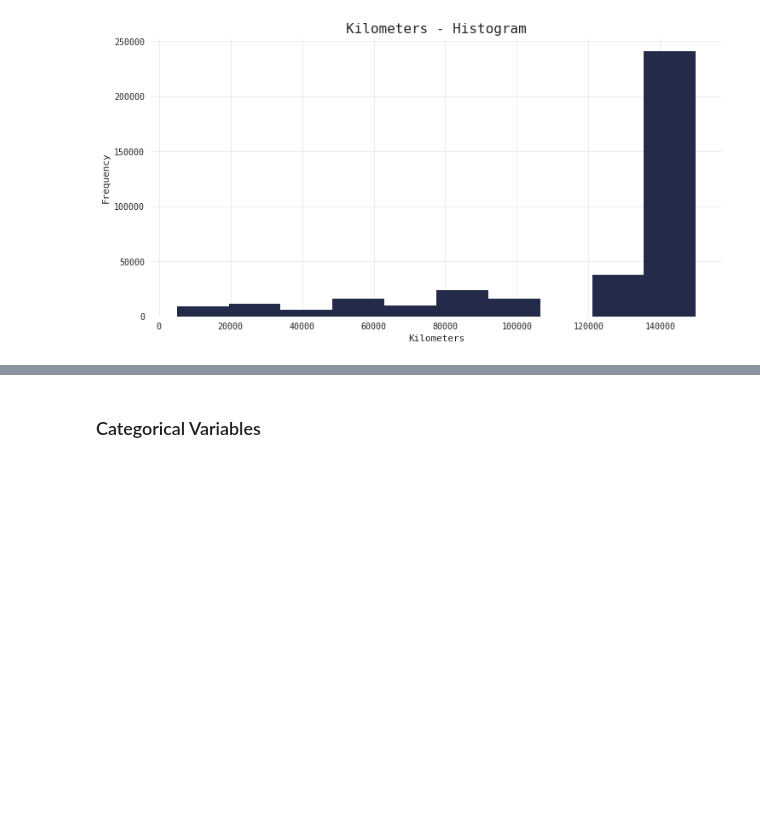
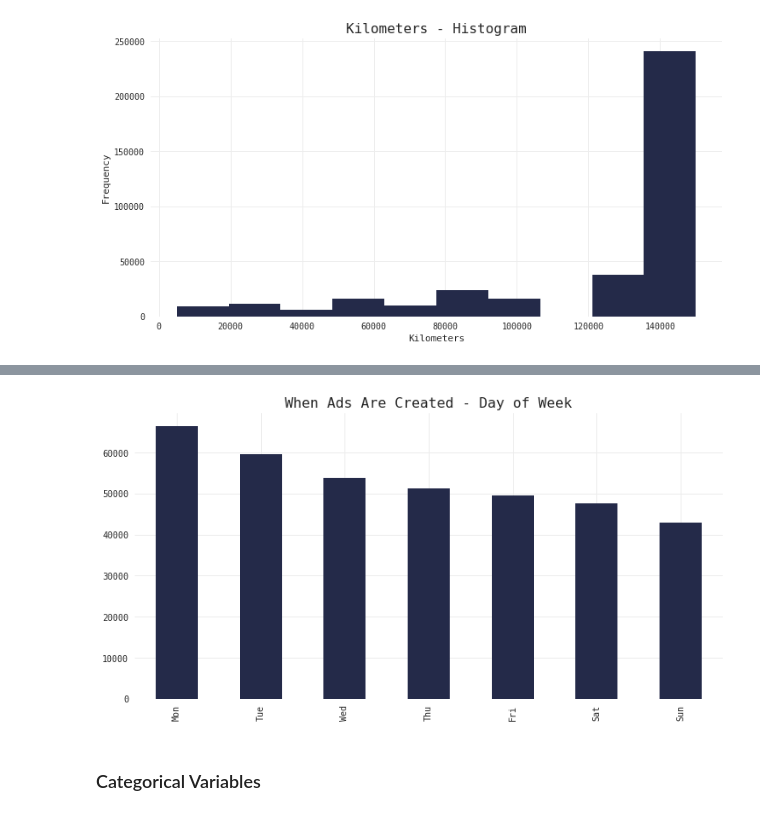
Before and after one commit to qu4ku/datasets-analysis, a Jupyter notebook: 005-used-cars-database.ipynb, the cells around one changed output, grey strips where cells are left out. Saved outputs shown, nothing was run; the diff lists cells and outputs as text; code cells hidden in the pictures; blank space fills up the shorter version.

```diff
--- a/005-used-cars-database.ipynb
+++ b/005-used-cars-database.ipynb
@@ -229,3 +385,9 @@ plt.ylabel('Frequency');
+# %%
+df.DateCreated.dt.dayofweek.value_counts().plot(kind='bar', color=MC)
+plt.xticks(range(7), ['Mon', 'Tue', 'Wed', 'Thu', 'Fri', 'Sat', 'Sun']);
+plt.title('When Ads Are Created - Day of Week');
+# %% [output]
+[figure, added]
 # %% [markdown]
 ### Categorical Variables
 # %%
```
Also changed, not shown: parts of 42 cells of this notebook.
